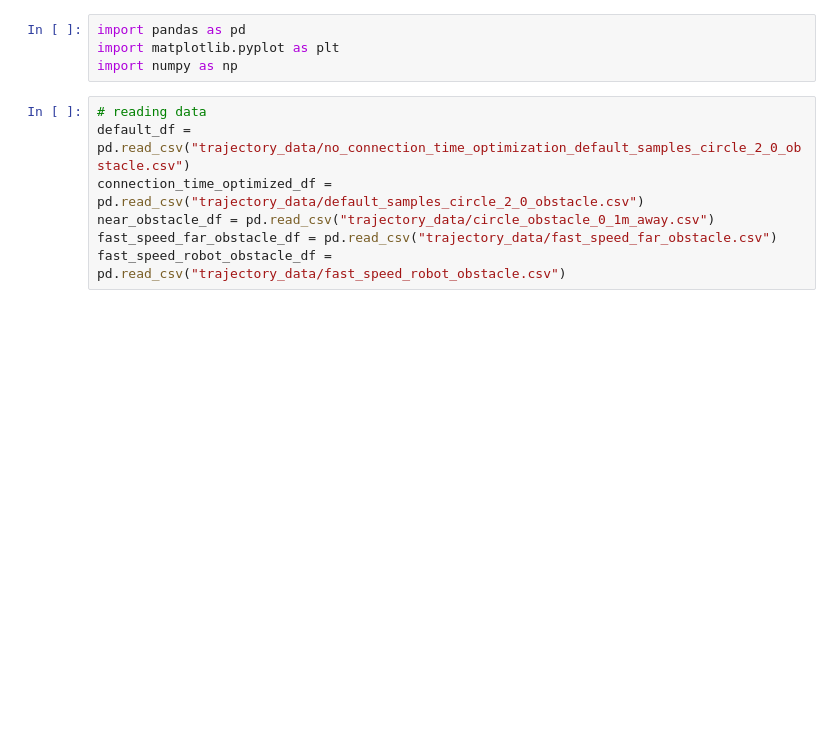
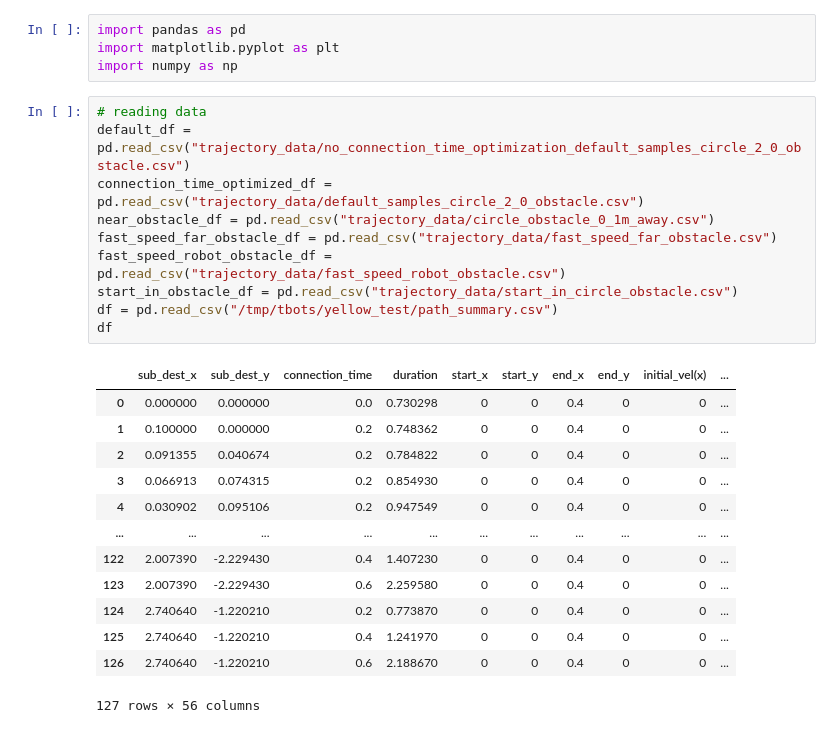
Before and after one commit to nimazareian/Software, a Jupyter notebook: src/software/ai/navigator/path_planner/trajectory_obstacle_avoidance_plot.ipynb, the cells around one changed output. Cells and saved outputs as stored; diff of their text form; blank space fills up the shorter version.

```diff
--- a/src/software/ai/navigator/path_planner/trajectory_obstacle_avoidance_plot.ipynb
+++ b/src/software/ai/navigator/path_planner/trajectory_obstacle_avoidance_plot.ipynb
@@ -5,10 +5,27 @@ import numpy as np
 # %%
 # reading data
 default_df = pd.read_csv("trajectory_data/no_connection_time_optimization_default_samples_circle_2_0_obstacle.csv")
 connection_time_optimized_df = pd.read_csv("trajectory_data/default_samples_circle_2_0_obstacle.csv")
 near_obstacle_df = pd.read_csv("trajectory_data/circle_obstacle_0_1m_away.csv")
 fast_speed_far_obstacle_df = pd.read_csv("trajectory_data/fast_speed_far_obstacle.csv")
 fast_speed_robot_obstacle_df = pd.read_csv("trajectory_data/fast_speed_robot_obstacle.csv")
+start_in_obstacle_df = pd.read_csv("trajectory_data/start_in_circle_obstacle.csv")
+df = pd.read_csv("/tmp/tbots/yellow_test/path_summary.csv")
+df
+# %% [output]
+|  | sub_dest_x | sub_dest_y | connection_time | duration | start_x | start_y | end_x | end_y | initial_vel(x) | ... |
+| 0 | 0.000000 | 0.000000 | 0.0 | 0.730298 | 0 | 0 | 0.4 | 0 | 0 | ... |
+| 1 | 0.100000 | 0.000000 | 0.2 | 0.748362 | 0 | 0 | 0.4 | 0 | 0 | ... |
+| 2 | 0.091355 | 0.040674 | 0.2 | 0.784822 | 0 | 0 | 0.4 | 0 | 0 | ... |
+| 3 | 0.066913 | 0.074315 | 0.2 | 0.854930 | 0 | 0 | 0.4 | 0 | 0 | ... |
+| 4 | 0.030902 | 0.095106 | 0.2 | 0.947549 | 0 | 0 | 0.4 | 0 | 0 | ... |
+| ... | ... | ... | ... | ... | ... | ... | ... | ... | ... | ... |
+| 122 | 2.007390 | -2.229430 | 0.4 | 1.407230 | 0 | 0 | 0.4 | 0 | 0 | ... |
+| 123 | 2.007390 | -2.229430 | 0.6 | 2.259580 | 0 | 0 | 0.4 | 0 | 0 | ... |
+| 124 | 2.740640 | -1.220210 | 0.2 | 0.773870 | 0 | 0 | 0.4 | 0 | 0 | ... |
+| 125 | 2.740640 | -1.220210 | 0.4 | 1.241970 | 0 | 0 | 0.4 | 0 | 0 | ... |
+| 126 | 2.740640 | -1.220210 | 0.6 | 2.188670 | 0 | 0 | 0.4 | 0 | 0 | ... |
+127 rows × 56 columns
 # %%
 import matplotlib.pyplot as plt
 
```
Also changed, not shown: parts of 2 cells of this notebook, 4 other files.
